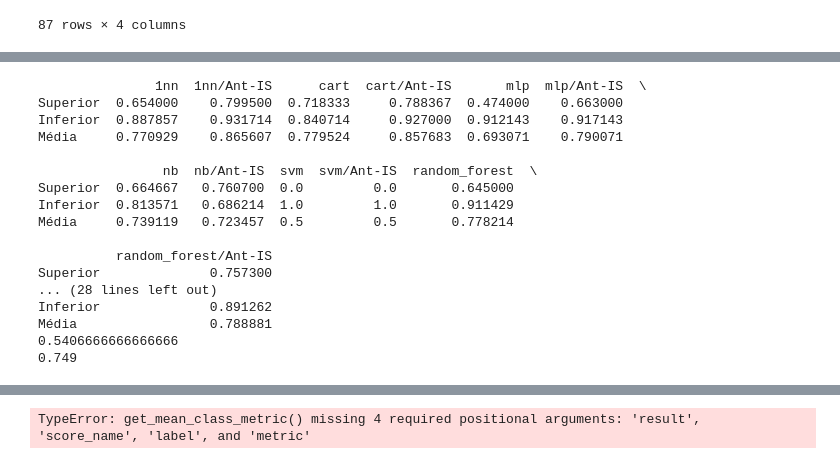
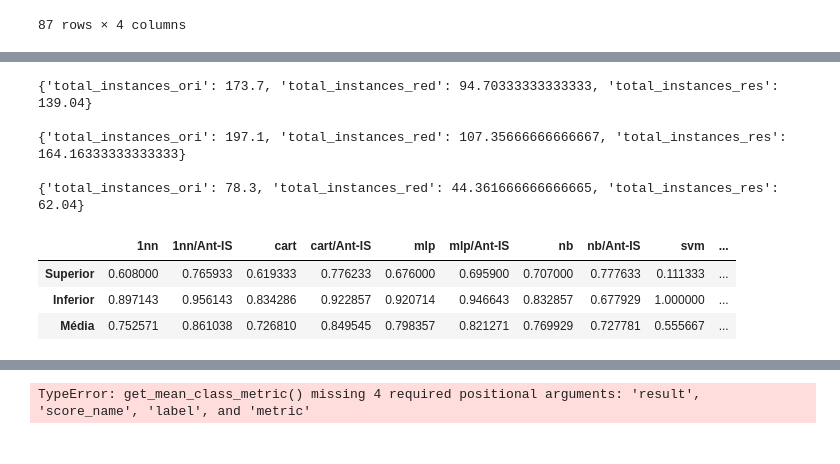
Before and after one commit to HenriqueHott/miloud-2013-ant-is, a Jupyter notebook: analytics.ipynb, the cells around one changed output, grey strips where cells are left out. Drawn from its saved outputs; the diff is of its cells as text; code cells hidden in the pictures.

```diff
--- a/analytics.ipynb
+++ b/analytics.ipynb
@@ -423,3 +463,37 @@ Mean Superior leit: reduced: 0.29816944843927995, full:0.2873417721518987
+# %%
+# getting info of number of instances
+def get_total_instances(data, label_result):
+    results = []
+    for algo_name in algo_names:
+        results.append(data[algo_name][label_result])
+
+    total_instances_ori = []
+    total_instances_red = []
+    total_instances_res = []
+    for result in results:
+        for result in results:
+            for key in result:
+                if key.startswith('i'):
+                    total_instances_ori += result[key]['total_instances_ori']
+                    total_instances_red += result[key]['total_instances_red']
+                    total_instances_res += result[key]['total_instances_res']
+    return {
+        "total_instances_ori": np.mean(total_instances_ori),
+        "total_instances_red": np.mean(total_instances_red),
+        "total_instances_res": np.mean(total_instances_res)
+    }
+
+print(get_total_instances(arit, "improved"))
+print()
+print(get_total_instances(esc, "improved"))
+print()
+print(get_total_instances(leit, "improved"))
+# %% [output]
+{'total_instances_ori': 173.7, 'total_instances_red': 94.70333333333333, 'total_instances_res': 139.04}
+
+{'total_instances_ori': 197.1, 'total_instances_red': 107.35666666666667, 'total_instances_res': 164.16333333333333}
+
+{'total_instances_ori': 78.3, 'total_instances_red': 44.361666666666665, 'total_instances_res': 62.04}
 # %%
 import pandas as pd
 def get_mean_class_metric(result, score_name, label, metric):
@@ -460,58 +534,45 @@ def get_metric_per_classes(database, metric: str, valid_base = False):
         reduced_avg = database[algo_name]["reduced"]["avg_" + score_name ][metric]
         reduced_superior_list.append(reduced_superior)
         reduced_inferior_list.append(reduced_inferior)
         reducued_avg_list.append(reduced_avg)
 
         columns += [algo_name, algo_name + "/Ant-IS"]
 
 
     row_superior = []
     for i in range(len(algo_names)):
         row_superior += [full_superior_list[i], reduced_superior_list[i]]
 
 
     row_inferior = []
     for i in range(len(algo_names)):
         row_inferior += [full_inferior_list[i], reduced_inferior_list[i]]
 
     row_avg = []
     for i in range(len(algo_names)):
         row_avg += [full_avg_list[i], reducued_avg_list[i]]
 
     rows = np.zeros((3,12))
     rows[0] = row_superior
     rows[1] = row_inferior
     rows[2] = row_avg
 
     return pd.DataFrame(rows, columns=columns, index=["Superior", "Inferior", "Média"])
 
 metric_names = ["precision","recall","f1-score","support"]
-x = get_metric_per_classes(arit, "recall")
-y = get_metric_per_classes(esc, "recall")
-z = get_metric_per_classes(leit, "recall")
-print(get_metric_per_classes(arit, "recall"))
-print(get_metric_per_classes(esc, "recall"))
-print(get_metric_per_classes(leit, "recall"))
-print((x['random_forest'].loc['Superior'] + y[ 'random_forest'].loc['Superior'] + z[ 'random_forest'].loc['Superior']) / 3)
-print((x['random_forest/Ant-IS'].loc['Superior'] + y[ 'random_forest/Ant-IS'].loc['Superior'] + z[ 'random_forest/Ant-IS'].loc['Superior']) / 3)
+# x = get_metric_per_classes(arit, "recall")
+# y = get_metric_per_classes(esc, "recall")
+# z = get_metric_per_classes(leit, "recall")
+get_metric_per_classes(arit, "recall")
+# print(get_metric_per_classes(esc, "recall"))
+# print(get_metric_per_classes(leit, "recall"))
+# print((x['random_forest'].loc['Superior'] + y[ 'random_forest'].loc['Superior'] + z[ 'random_forest'].loc['Superior']) / 3)
+# print((x['random_forest/Ant-IS'].loc['Superior'] + y[ 'random_forest/Ant-IS'].loc['Superior'] + z[ 'random_forest/Ant-IS'].loc['Superior']) / 3)
 # %% [output]
-               1nn  1nn/Ant-IS      cart  cart/Ant-IS       mlp  mlp/Ant-IS  \
-Superior  0.654000    0.799500  0.718333     0.788367  0.474000    0.663000
-Inferior  0.887857    0.931714  0.840714     0.927000  0.912143    0.917143
-Média     0.770929    0.865607  0.779524     0.857683  0.693071    0.790071
-
-                nb  nb/Ant-IS  svm  svm/Ant-IS  random_forest  \
-Superior  0.664667   0.760700  0.0         0.0       0.645000
-Inferior  0.813571   0.686214  1.0         1.0       0.911429
-Média     0.739119   0.723457  0.5         0.5       0.778214
-
-          random_forest/Ant-IS
-Superior              0.757300
-... (28 lines left out)
-Inferior              0.891262
-Média                 0.788881
-0.5406666666666666
-0.749
+|  | 1nn | 1nn/Ant-IS | cart | cart/Ant-IS | mlp | mlp/Ant-IS | nb | nb/Ant-IS | svm | ... |
+| Superior | 0.608000 | 0.765933 | 0.619333 | 0.776233 | 0.676000 | 0.695900 | 0.707000 | 0.777633 | 0.111333 | ... |
+| Inferior | 0.897143 | 0.956143 | 0.834286 | 0.922857 | 0.920714 | 0.946643 | 0.832857 | 0.677929 | 1.000000 | ... |
+| Média | 0.752571 | 0.861038 | 0.726810 | 0.849545 | 0.798357 | 0.821271 | 0.769929 | 0.727781 | 0.555667 | ... |
 # %%
 def get_accuracy_per_test(test_result: dict, score_name: str):
     results = []
```
Also changed, not shown: parts of 17 cells of this notebook, 1 other file.
